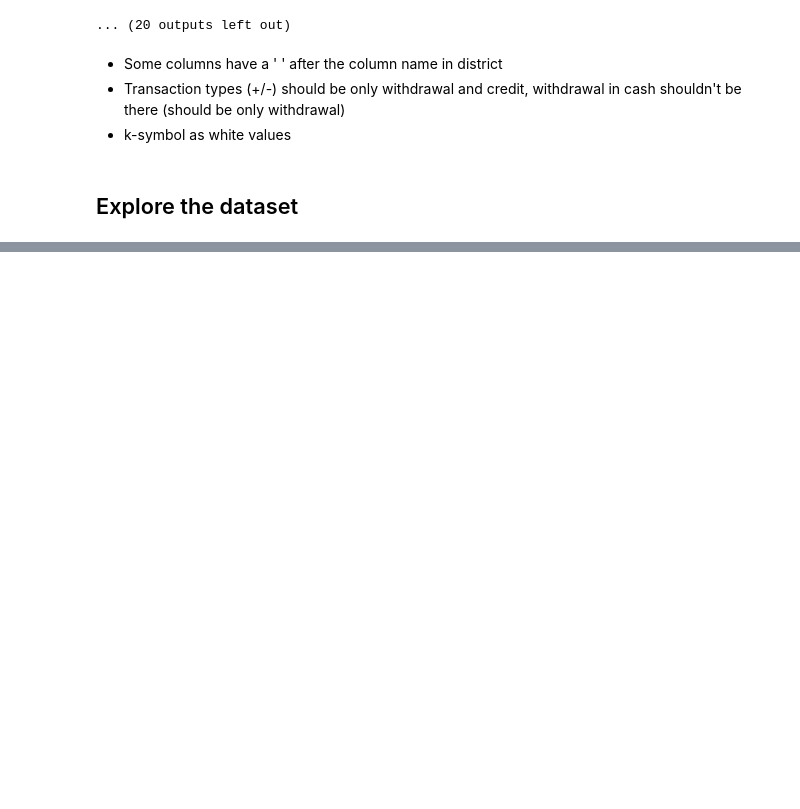
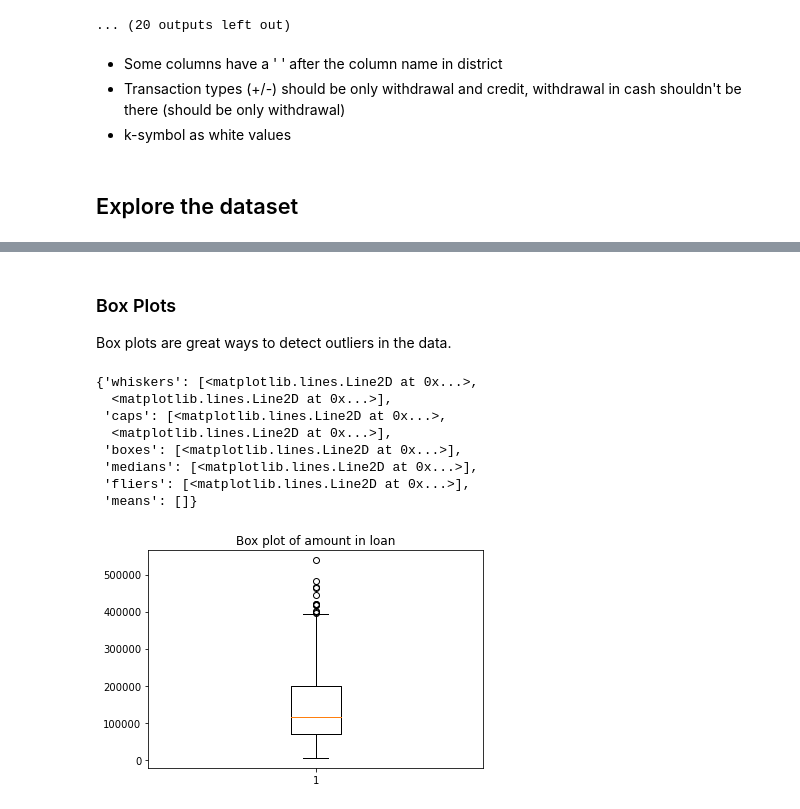
Before and after one commit to Ca-moes/AC, a Jupyter notebook: data_analysis.ipynb, the cells around one changed output, grey strips where cells are left out. Cells and saved outputs as stored; diff of their text form; code cells hidden in the pictures; blank space fills up the shorter version.

```diff
--- a/data_analysis.ipynb
+++ b/data_analysis.ipynb
@@ -407,0 +467,17 @@ plt.show(block=True);
+# %% [markdown]
+### Box Plots
+
+Box plots are great ways to detect outliers in the data.
+# %%
+plt.title("Box plot of amount in loan")
+plt.boxplot(loan_train["amount"])
+# %% [output]
+{'whiskers': [<matplotlib.lines.Line2D at 0x...>,
+  <matplotlib.lines.Line2D at 0x...>],
+ 'caps': [<matplotlib.lines.Line2D at 0x...>,
+  <matplotlib.lines.Line2D at 0x...>],
+ 'boxes': [<matplotlib.lines.Line2D at 0x...>],
+ 'medians': [<matplotlib.lines.Line2D at 0x...>],
+ 'fliers': [<matplotlib.lines.Line2D at 0x...>],
+ 'means': []}
+[figure, added]
```
Also changed, not shown: parts of 32 cells of this notebook, 4 other files.
